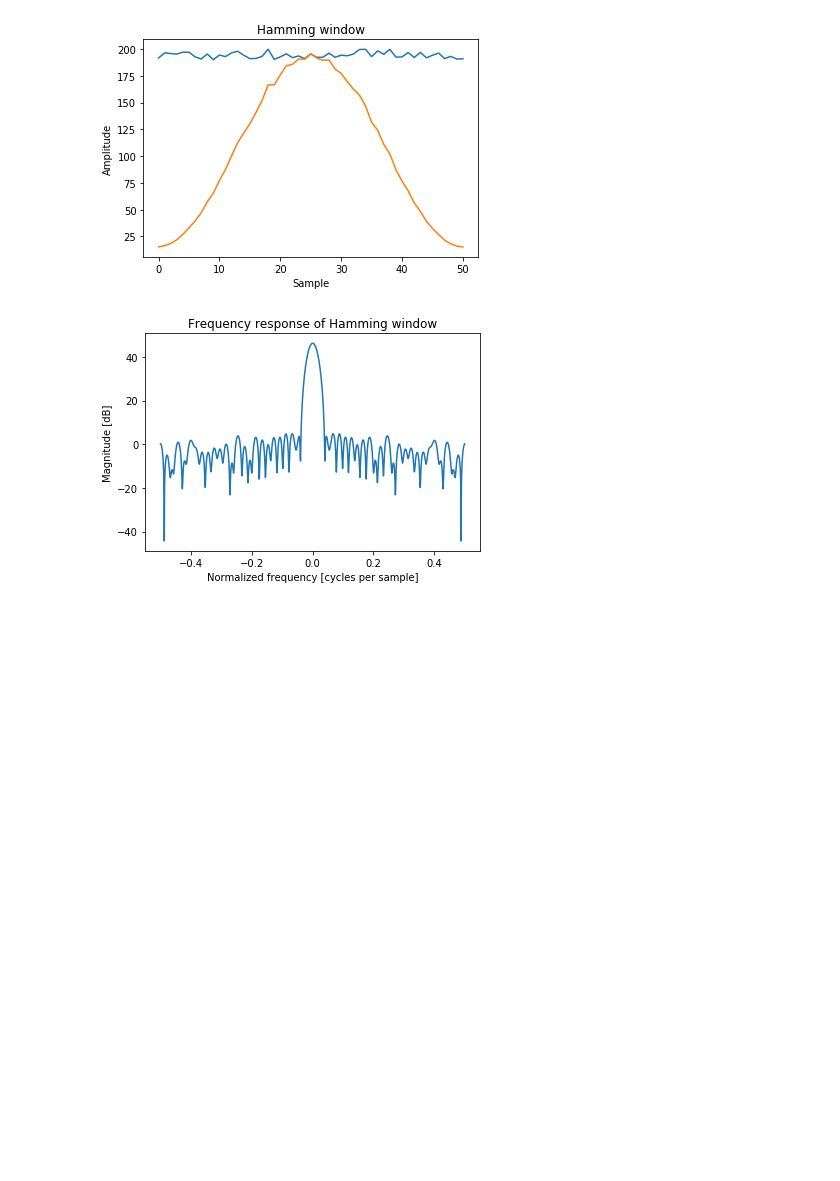
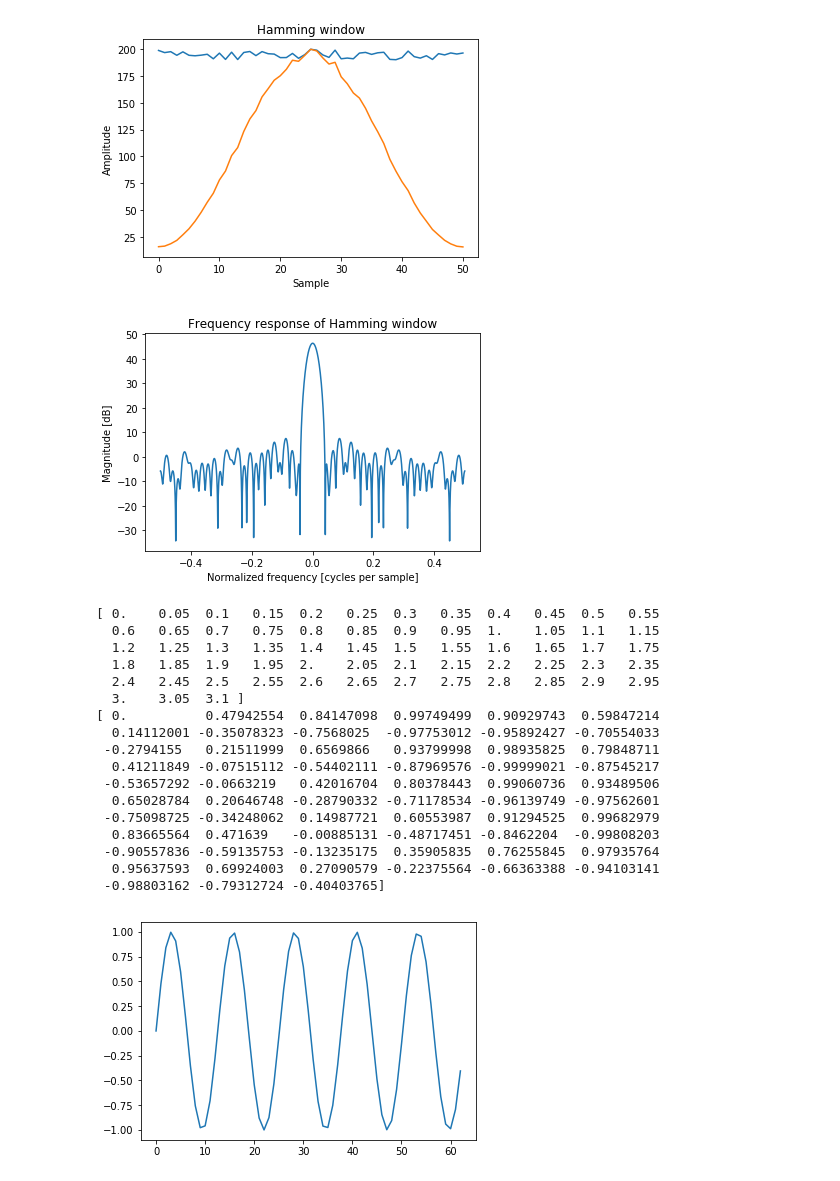
Before and after one commit to Ydeshors/reconnaissance_r2d2, a Jupyter notebook: Untitled.ipynb, the cells around one changed output. Cells and saved outputs as stored; diff of their text form; code cells hidden in the pictures; blank space fills up the shorter version.

```diff
--- a/Untitled.ipynb
+++ b/Untitled.ipynb
@@ -2,38 +2,69 @@
 import matplotlib.pyplot as plt
 import numpy as np
 from numpy.fft import fft, fftshift
+# import mlpy
+
 window = np.hamming(51)
 
 test = np.random.uniform(low=190, high=200, size=(51))
 window = window*test
 plt.plot(test)
 plt.plot(window)
 
 
 plt.title("Hamming window")
 
 plt.ylabel("Amplitude")
 plt.xlabel("Sample")
 plt.show()
 
 plt.figure()
 
 A = fft(window, 2048) / 25.5
 mag = np.abs(fftshift(A))
 freq = np.linspace(-0.5, 0.5, len(A))
 response = 20 * np.log10(mag)
 response = np.clip(response, -100, 100)
 plt.plot(freq, response)
 
 plt.title("Frequency response of Hamming window")
 
 plt.ylabel("Magnitude [dB]")
 
 plt.xlabel("Normalized frequency [cycles per sample]")
 
 plt.axis('tight')
 (-0.5, 0.5, -100.0, ...)
 plt.show()
+
+
+from scipy import signal
+xs = np.arange(0, np.pi, 0.05)
+print(xs)
+data = np.sin(xs*10)
+print(data)
+plt.plot(data)
+plt.show()
+peakind = signal.find_peaks_cwt(data,[2,3,4])
+peakind, xs[peakind], data[peakind]
 # %% [output]
-[figure, old version]
+[figure, new version]
-[figure, old version]
+[figure, new version]
+[ 0.    0.05  0.1   0.15  0.2   0.25  0.3   0.35  0.4   0.45  0.5   0.55
+  0.6   0.65  0.7   0.75  0.8   0.85  0.9   0.95  1.    1.05  1.1   1.15
+  1.2   1.25  1.3   1.35  1.4   1.45  1.5   1.55  1.6   1.65  1.7   1.75
+  1.8   1.85  1.9   1.95  2.    2.05  2.1   2.15  2.2   2.25  2.3   2.35
+  2.4   2.45  2.5   2.55  2.6   2.65  2.7   2.75  2.8   2.85  2.9   2.95
+  3.    3.05  3.1 ]
+[ 0.          0.47942554  0.84147098  0.99749499  0.90929743  0.59847214
+  0.14112001 -0.35078323 -0.7568025  -0.97753012 -0.95892427 -0.70554033
+ -0.2794155   0.21511999  0.6569866   0.93799998  0.98935825  0.79848711
+  0.41211849 -0.07515112 -0.54402111 -0.87969576 -0.99999021 -0.87545217
+ -0.53657292 -0.0663219   0.42016704  0.80378443  0.99060736  0.93489506
+  0.65028784  0.20646748 -0.28790332 -0.71178534 -0.96139749 -0.97562601
+ -0.75098725 -0.34248062  0.14987721  0.60553987  0.91294525  0.99682979
+  0.83665564  0.471639   -0.00885131 -0.48717451 -0.8462204  -0.99808203
+ -0.90557836 -0.59135753 -0.13235175  0.35905835  0.76255845  0.97935764
+  0.95637593  0.69924003  0.27090579 -0.22375564 -0.66363388 -0.94103141
+ -0.98803162 -0.79312724 -0.40403765]
+[figure, added]
```
Also changed, not shown: parts of 4 cells of this notebook, 2 other files.
